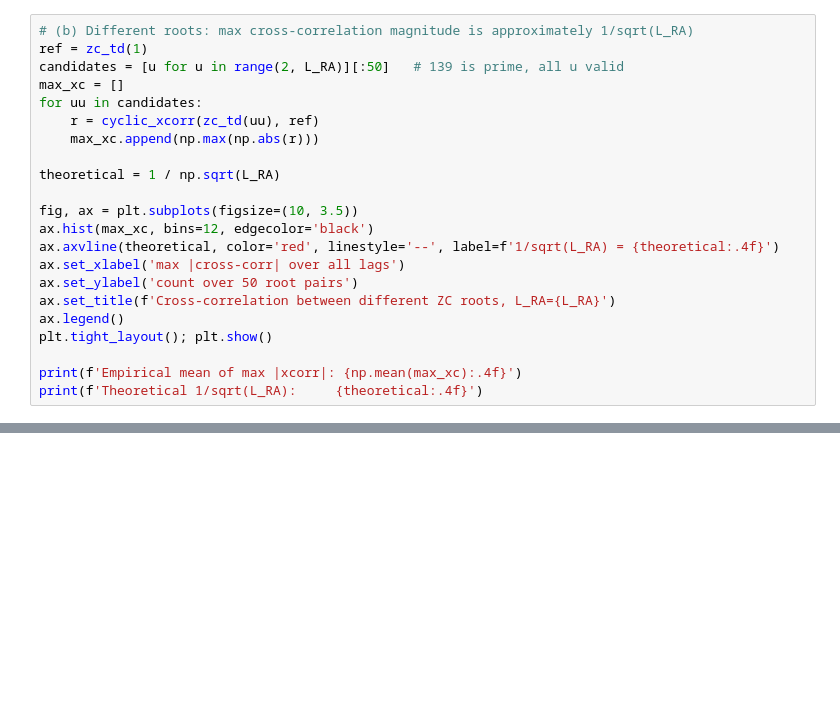
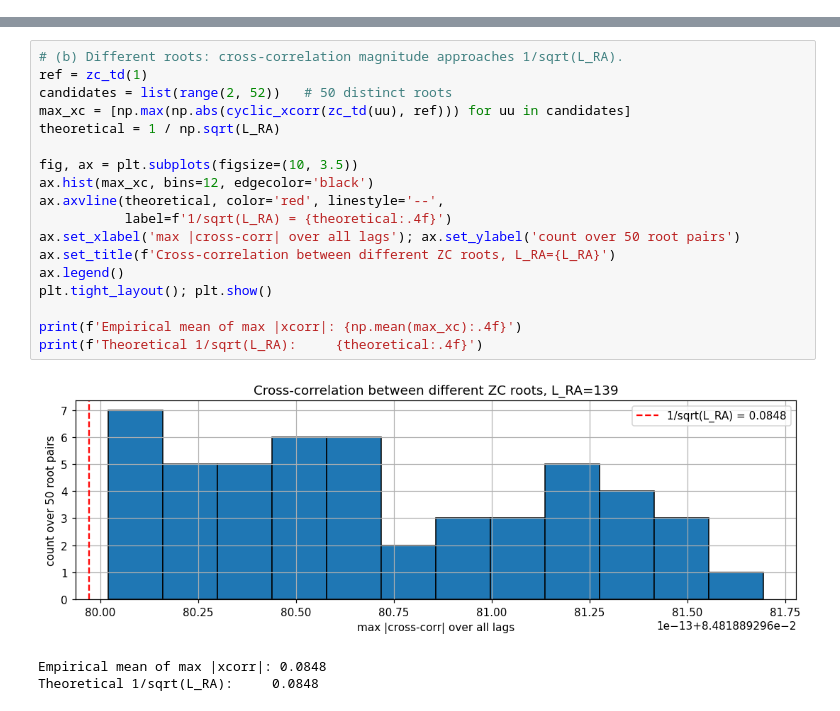
Before and after one commit to ArtisticZhao/notes, a Jupyter notebook: NR/initiate_synchronization/PRACH_原理与仿真.ipynb, the cells around one changed output, grey strips where cells are left out. Cells and saved outputs as stored; diff of their text form; blank space fills up the shorter version.

```diff
--- a/NR/initiate_synchronization/PRACH_原理与仿真.ipynb
+++ b/NR/initiate_synchronization/PRACH_原理与仿真.ipynb
@@ -154,22 +0,0 @@ plt.tight_layout(); plt.show()
-# %%
-# (b) Different roots: max cross-correlation magnitude is approximately 1/sqrt(L_RA)
-ref = zc_td(1)
-candidates = [u for u in range(2, L_RA)][:50]   # 139 is prime, all u valid
-max_xc = []
-for uu in candidates:
-    r = cyclic_xcorr(zc_td(uu), ref)
-    max_xc.append(np.max(np.abs(r)))
-
-theoretical = 1 / np.sqrt(L_RA)
-
-fig, ax = plt.subplots(figsize=(10, 3.5))
-ax.hist(max_xc, bins=12, edgecolor='black')
-ax.axvline(theoretical, color='red', linestyle='--', label=f'1/sqrt(L_RA) = {theoretical:.4f}')
-ax.set_xlabel('max |cross-corr| over all lags')
-ax.set_ylabel('count over 50 root pairs')
-ax.set_title(f'Cross-correlation between different ZC roots, L_RA={L_RA}')
-ax.legend()
-plt.tight_layout(); plt.show()
-
-print(f'Empirical mean of max |xcorr|: {np.mean(max_xc):.4f}')
-print(f'Theoretical 1/sqrt(L_RA):     {theoretical:.4f}')
@@ -527,0 +153,22 @@ FD occasion #1 detections (root u=1):
+# %%
+# (b) Different roots: cross-correlation magnitude approaches 1/sqrt(L_RA).
+ref = zc_td(1)
+candidates = list(range(2, 52))   # 50 distinct roots
+max_xc = [np.max(np.abs(cyclic_xcorr(zc_td(uu), ref))) for uu in candidates]
+theoretical = 1 / np.sqrt(L_RA)
+
+fig, ax = plt.subplots(figsize=(10, 3.5))
+ax.hist(max_xc, bins=12, edgecolor='black')
+ax.axvline(theoretical, color='red', linestyle='--',
+           label=f'1/sqrt(L_RA) = {theoretical:.4f}')
+ax.set_xlabel('max |cross-corr| over all lags'); ax.set_ylabel('count over 50 root pairs')
+ax.set_title(f'Cross-correlation between different ZC roots, L_RA={L_RA}')
+ax.legend()
+plt.tight_layout(); plt.show()
+
+print(f'Empirical mean of max |xcorr|: {np.mean(max_xc):.4f}')
+print(f'Theoretical 1/sqrt(L_RA):     {theoretical:.4f}')
+# %% [output]
+[figure, added]
+Empirical mean of max |xcorr|: 0.0848
+Theoretical 1/sqrt(L_RA):     0.0848
```
Also changed, not shown: parts of 52 cells of this notebook, 1 other file.
